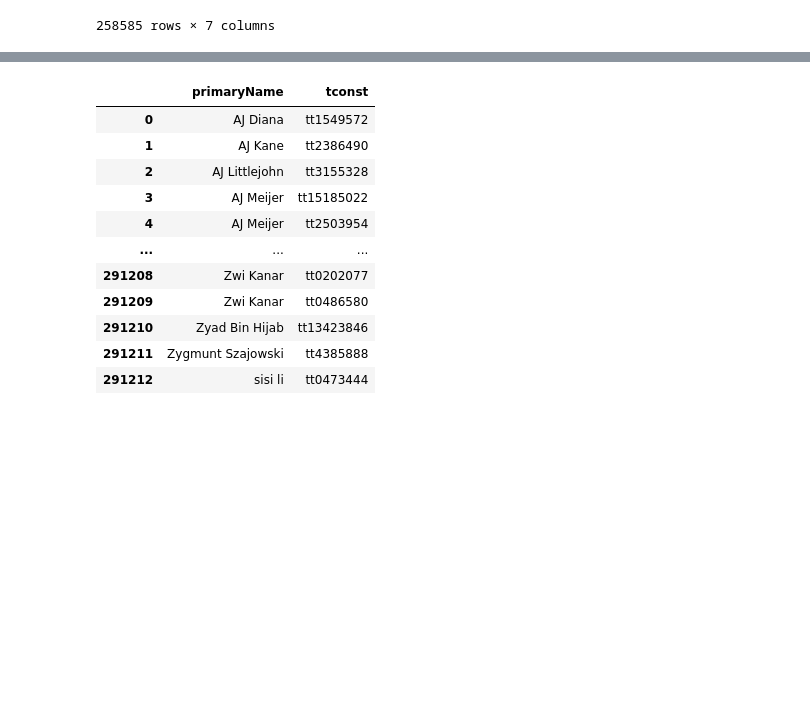
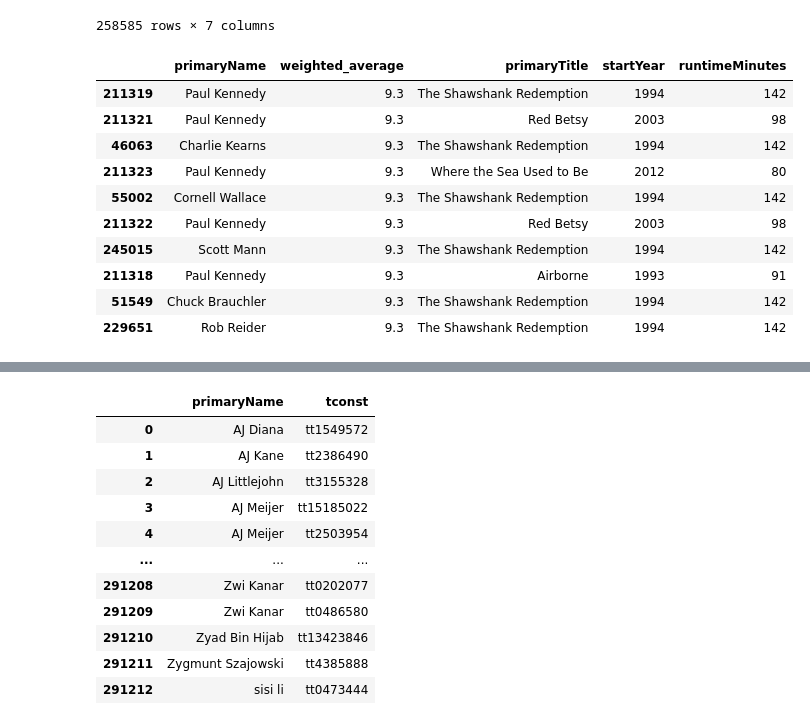
Before and after one commit to RuiVelho/My-movie-review-prediction, a Jupyter notebook: movies_actors.ipynb, the cells around one changed output, grey strips where cells are left out. Drawn from its saved outputs; the diff is of its cells as text; code cells hidden in the pictures; blank space fills up the shorter version.

Commit message:
actor changes

```diff
--- a/movies_actors.ipynb
+++ b/movies_actors.ipynb
@@ -283,3 +283,19 @@ df_actor_rating
 | 291211 | Zygmunt Szajowski | 7.3 | tt4385888 | 20th Century Women | 2016 | 119 | nm5284622 |
 | 291212 | sisi li | 7.0 | tt0473444 | Curse of the Golden Flower | 2006 | 114 | nm12113921 |
 258585 rows × 7 columns
+# %%
+table_actor = df_actor_rating[['primaryName', 'weighted_average', 'primaryTitle', 'startYear', 'runtimeMinutes']].sort_values(by='weighted_average', ascending=False)
+# %%
+table_actor.head(10)
+# %% [output]
+|  | primaryName | weighted_average | primaryTitle | startYear | runtimeMinutes |
+| 211319 | Paul Kennedy | 9.3 | The Shawshank Redemption | 1994 | 142 |
+| 211321 | Paul Kennedy | 9.3 | Red Betsy | 2003 | 98 |
+| 46063 | Charlie Kearns | 9.3 | The Shawshank Redemption | 1994 | 142 |
+| 211323 | Paul Kennedy | 9.3 | Where the Sea Used to Be | 2012 | 80 |
+| 55002 | Cornell Wallace | 9.3 | The Shawshank Redemption | 1994 | 142 |
+| 211322 | Paul Kennedy | 9.3 | Red Betsy | 2003 | 98 |
+| 245015 | Scott Mann | 9.3 | The Shawshank Redemption | 1994 | 142 |
+| 211318 | Paul Kennedy | 9.3 | Airborne | 1993 | 91 |
+| 51549 | Chuck Brauchler | 9.3 | The Shawshank Redemption | 1994 | 142 |
+| 229651 | Rob Reider | 9.3 | The Shawshank Redemption | 1994 | 142 |
```
Also changed, not shown: parts of 3 cells of this notebook.
